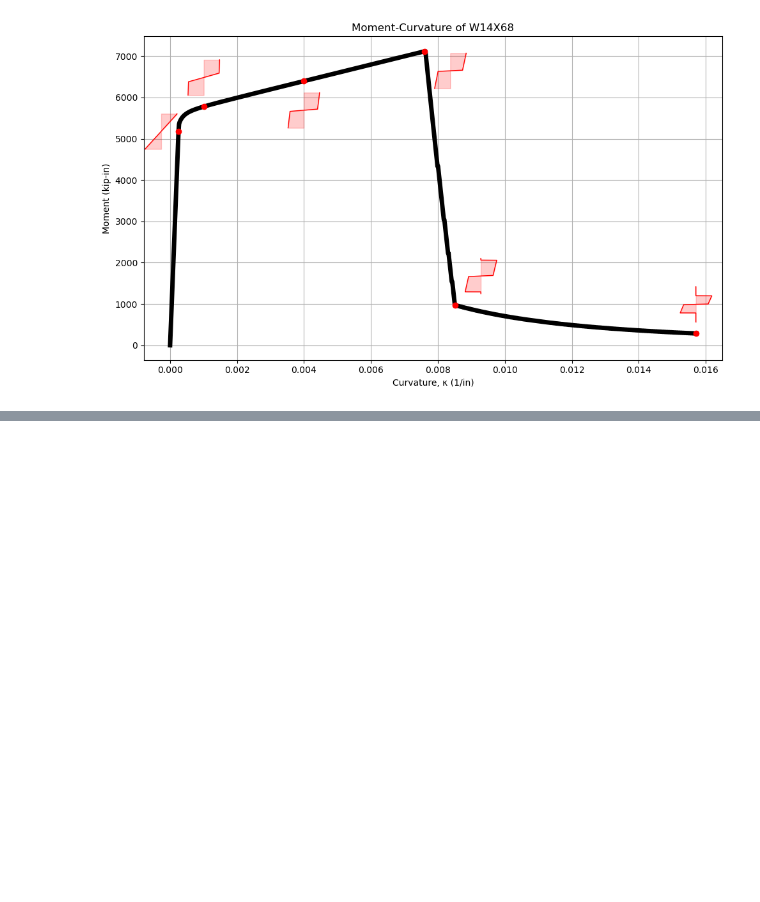
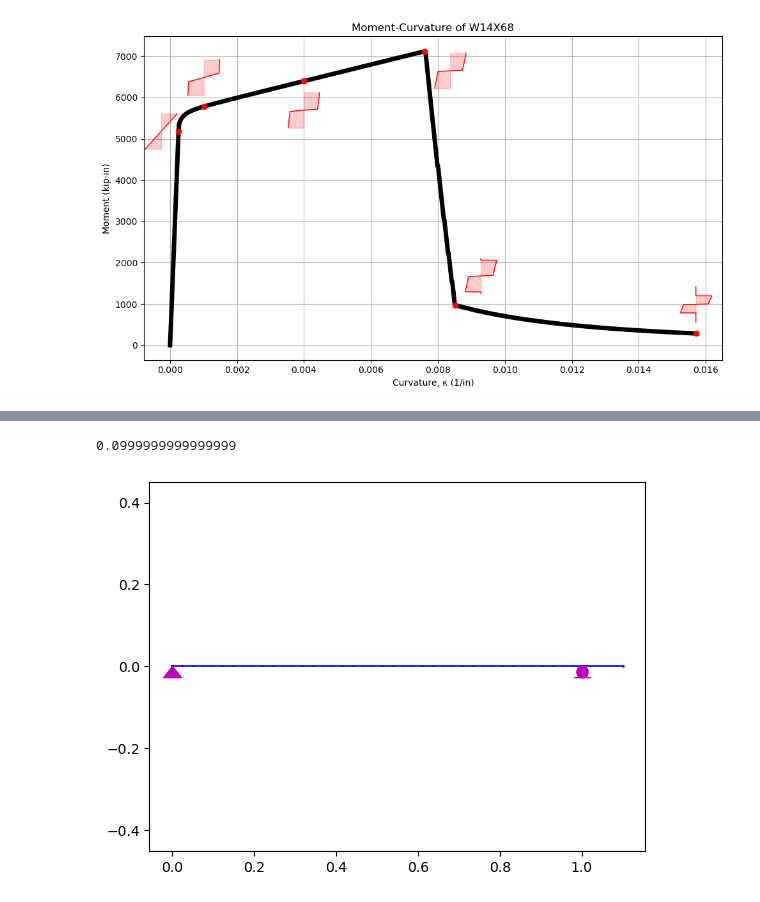
Before and after one commit to hkaragah/hkaragah.github.io, a Jupyter notebook: structure/moment_curvature/rc_col_moment_curvature_1.ipynb, the cells around one changed output, grey strips where cells are left out. Saved outputs shown, nothing was run; the diff lists cells and outputs as text; code cells hidden in the pictures; blank space fills up the shorter version.

```diff
--- a/structure/moment_curvature/rc_col_moment_curvature_1.ipynb
+++ b/structure/moment_curvature/rc_col_moment_curvature_1.ipynb
@@ -390,0 +491,5 @@ plot_combined_moment_curvature_with_stress(data, SEC, CURVS, INSETS, inset_size=
+# %%
+opsv.plot_defo()
+# %% [output]
+0.0999999999999999
+[figure, added]
```
Also changed, not shown: parts of 12 cells of this notebook, 15 other files.
